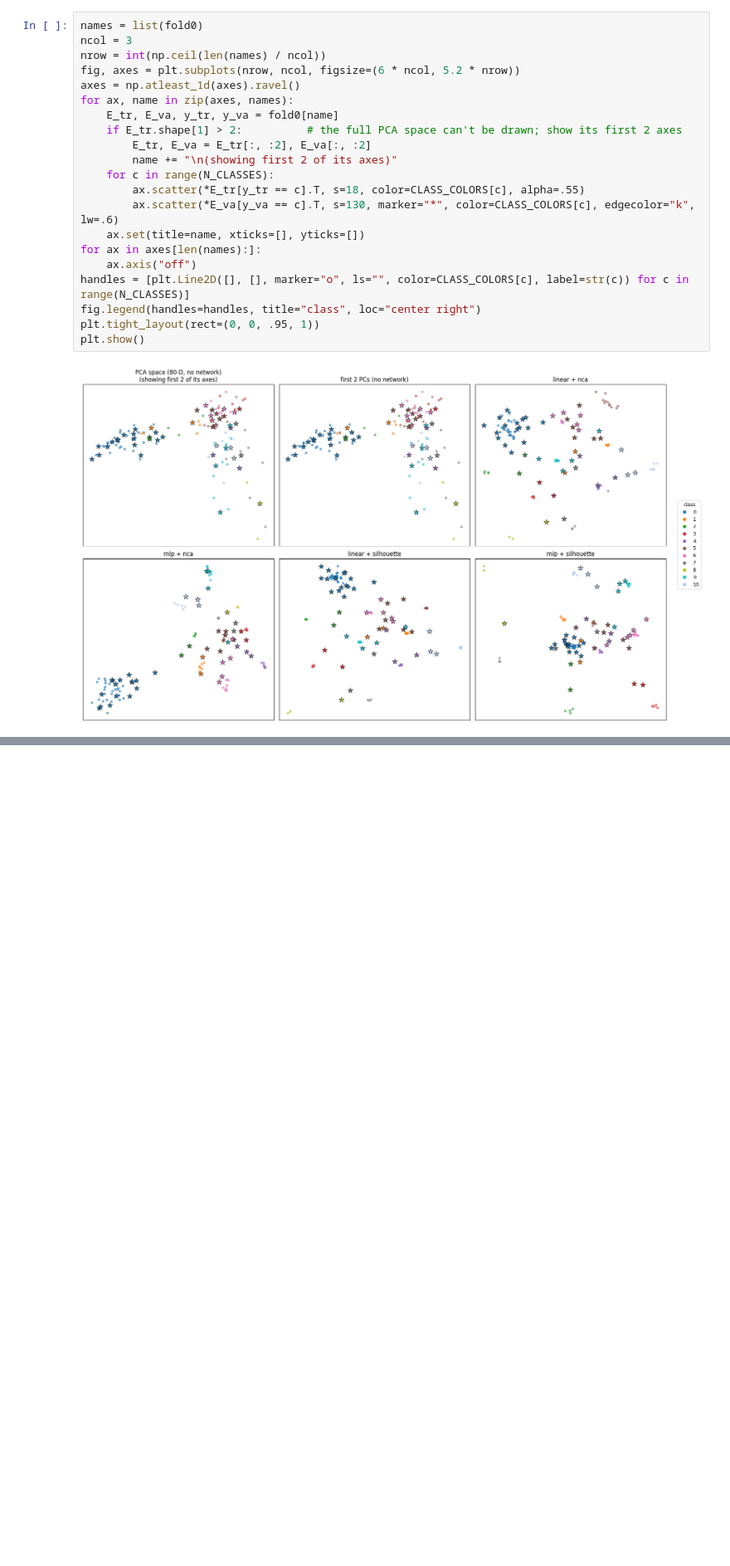
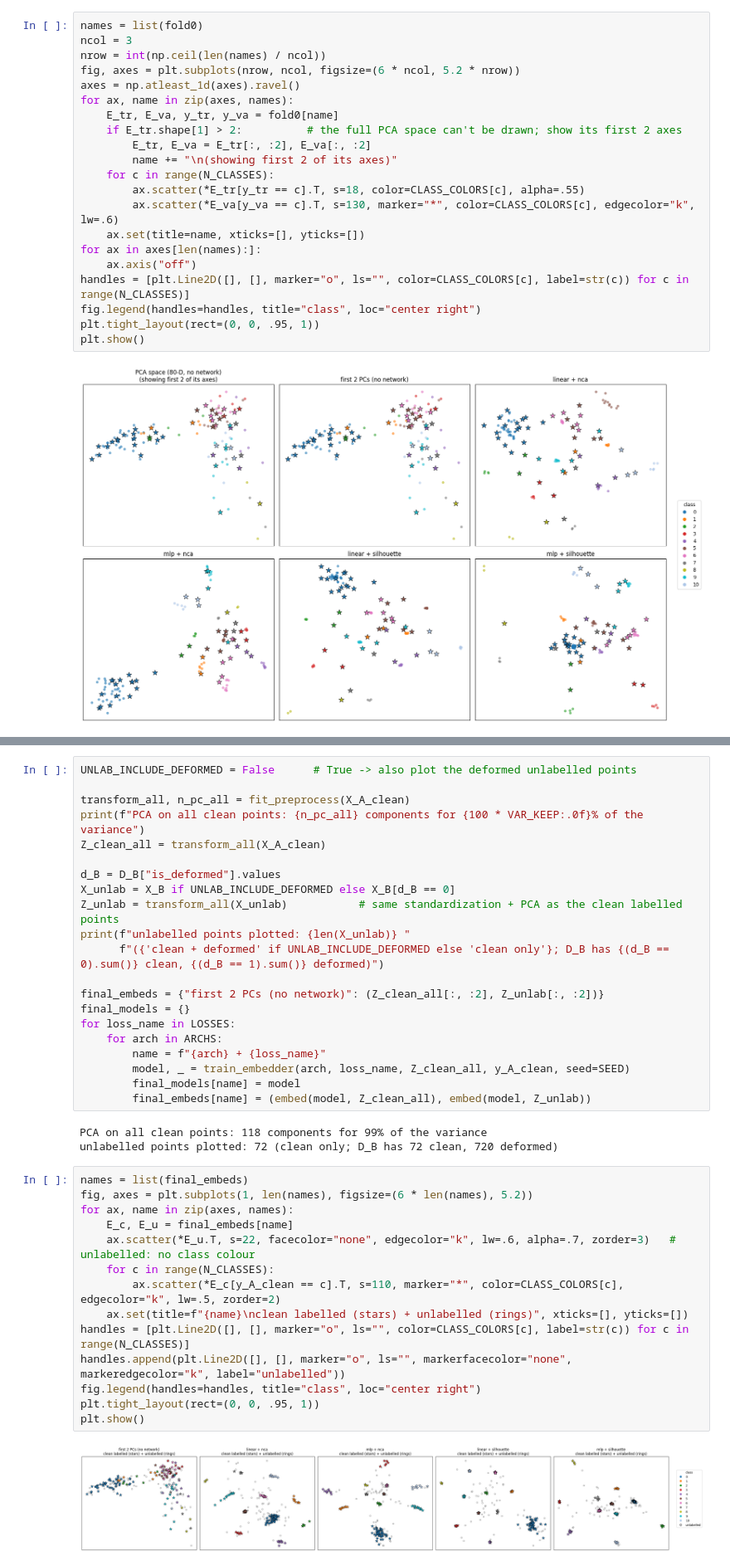
Before and after one commit to Vihaan-Thaker/IE643_Programming_Challenge, a Jupyter notebook: pca_explained_variance.ipynb, the cells around one changed output, grey strips where cells are left out. Shown at 83% size. Cells and saved outputs as stored; diff of their text form; blank space fills up the shorter version.

```diff
--- a/pca_explained_variance.ipynb
+++ b/pca_explained_variance.ipynb
@@ -620,0 +633,40 @@ plt.show()
+# %%
+UNLAB_INCLUDE_DEFORMED = False      # True -> also plot the deformed unlabelled points
+
+transform_all, n_pc_all = fit_preprocess(X_A_clean)
+print(f"PCA on all clean points: {n_pc_all} components for {100 * VAR_KEEP:.0f}% of the variance")
+Z_clean_all = transform_all(X_A_clean)
+
+d_B = D_B["is_deformed"].values
+X_unlab = X_B if UNLAB_INCLUDE_DEFORMED else X_B[d_B == 0]
+Z_unlab = transform_all(X_unlab)           # same standardization + PCA as the clean labelled points
+print(f"unlabelled points plotted: {len(X_unlab)} "
+      f"({'clean + deformed' if UNLAB_INCLUDE_DEFORMED else 'clean only'}; D_B has {(d_B == 0).sum()} clean, {(d_B == 1).sum()} deformed)")
+
+final_embeds = {"first 2 PCs (no network)": (Z_clean_all[:, :2], Z_unlab[:, :2])}
+final_models = {}
+for loss_name in LOSSES:
+    for arch in ARCHS:
+        name = f"{arch} + {loss_name}"
+        model, _ = train_embedder(arch, loss_name, Z_clean_all, y_A_clean, seed=SEED)
+        final_models[name] = model
+        final_embeds[name] = (embed(model, Z_clean_all), embed(model, Z_unlab))
+# %% [output]
+PCA on all clean points: 118 components for 99% of the variance
+unlabelled points plotted: 72 (clean only; D_B has 72 clean, 720 deformed)
+# %%
+names = list(final_embeds)
+fig, axes = plt.subplots(1, len(names), figsize=(6 * len(names), 5.2))
+for ax, name in zip(axes, names):
+    E_c, E_u = final_embeds[name]
+    ax.scatter(*E_u.T, s=22, facecolor="none", edgecolor="k", lw=.6, alpha=.7, zorder=3)   # unlabelled: no class colour
+    for c in range(N_CLASSES):
+        ax.scatter(*E_c[y_A_clean == c].T, s=110, marker="*", color=CLASS_COLORS[c], edgecolor="k", lw=.5, zorder=2)
+    ax.set(title=f"{name}\nclean labelled (stars) + unlabelled (rings)", xticks=[], yticks=[])
+handles = [plt.Line2D([], [], marker="o", ls="", color=CLASS_COLORS[c], label=str(c)) for c in range(N_CLASSES)]
+handles.append(plt.Line2D([], [], marker="o", ls="", markerfacecolor="none", markeredgecolor="k", label="unlabelled"))
+fig.legend(handles=handles, title="class", loc="center right")
+plt.tight_layout(rect=(0, 0, .95, 1))
+plt.show()
+# %% [output]
+[figure, added]
```
Also changed, not shown: parts of 6 cells of this notebook, 4 other files.
